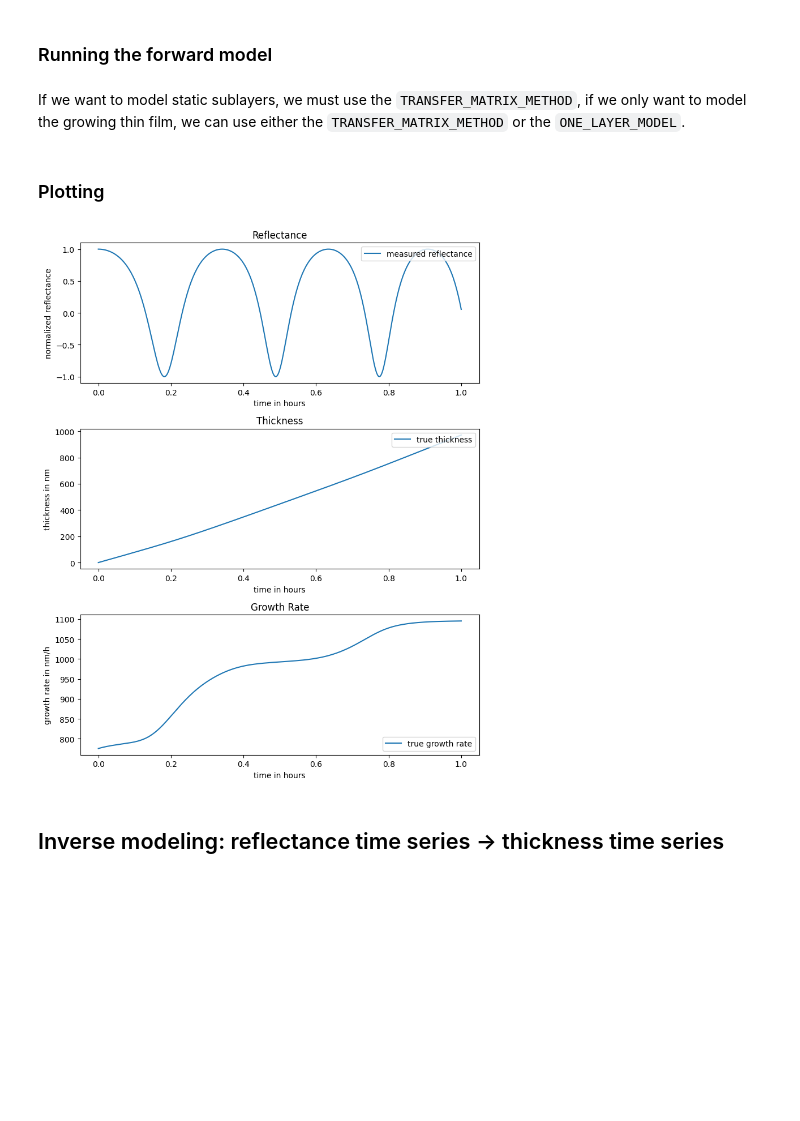
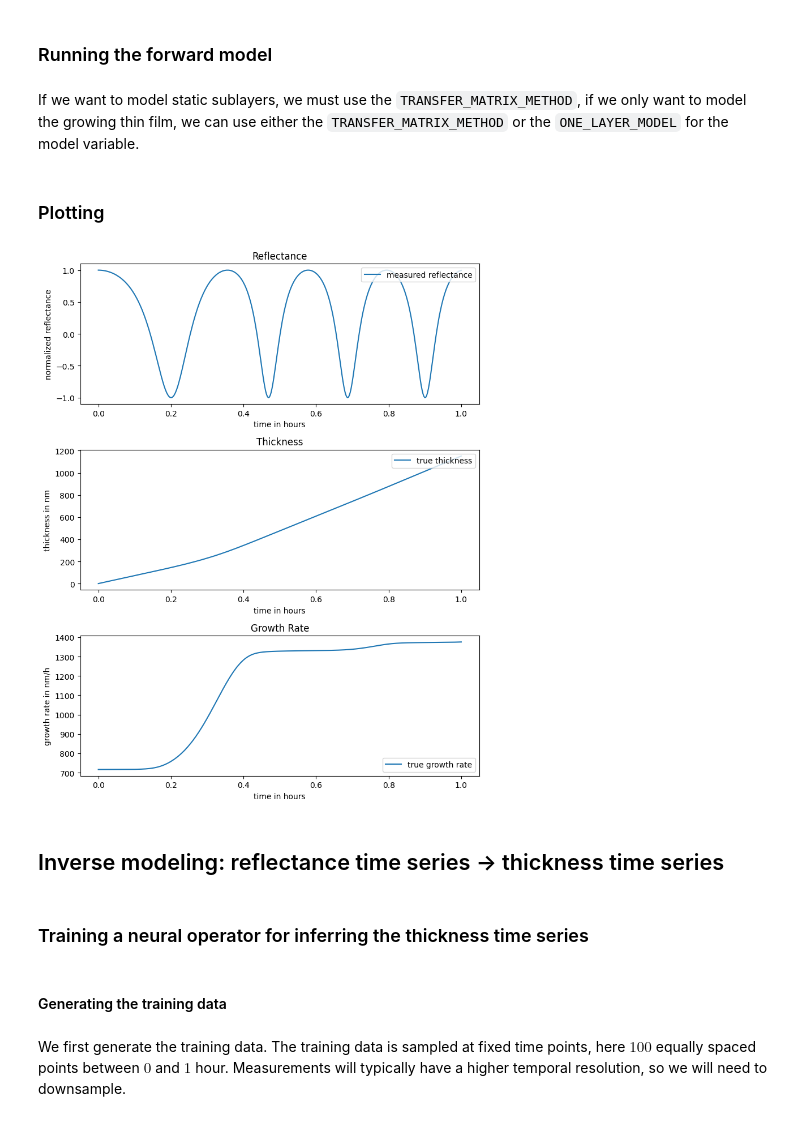
Before and after one commit to leo1200/thin-films, a Jupyter notebook: notebooks/overview.ipynb, the cells around one changed output. Drawn from its saved outputs; the diff is of its cells as text; code cells hidden in the pictures; blank space fills up the shorter version.

```diff
--- a/notebooks/overview.ipynb
+++ b/notebooks/overview.ipynb
@@ -50,6 +73,8 @@ from reflax.forward_model.forward_model import forward_model
 # %% [markdown]
 ### Setting up the forward model
 # %%
+model = ONE_LAYER_MODEL # alternatively: TRANSFER_MATRIX_METHOD
+
 # here we will normalize the reflectance
 # to lie between -1 and 1
 normalization = MIN_MAX_NORMALIZATION
@@ -118,7 +143,7 @@ variable_layer_params = LayerParams(
 
 # setting up the forward model parameters
 forward_model_params = ForwardModelParams(
-    model = TRANSFER_MATRIX_METHOD,
+    model = model,
     setup_params = setup_params,
     light_source_params = light_source_params,
     incident_medium_params = incident_medium_params,
@@ -136,10 +161,10 @@ We use the sampling tools for smooth non-decreasing functions also implemented i
 # %%
 # as an example we take 400 time points
 # between 0 and one hour
-time_points = jnp.linspace(0, 1, 400)
+time_points_measured = jnp.linspace(0, 1, 400)
 
 # specify the random key
-random_key = jax.random.PRNGKey(42)
+random_key = jax.random.PRNGKey(89)
 
 # here we only want to sample one
 # thickness profile
@@ -165,7 +190,7 @@ max_final_thickness = 1200.0
 true_thickness, true_growth_rate = sample_derivative_bound_gp(
     random_key,
     num_samples,
-    time_points,
+    time_points_measured,
     lengthscale,
     variance,
     min_slope,
@@ -183,10 +208,10 @@ true_growth_rate = jnp.squeeze(true_growth_rate)
 # %% [markdown]
 ### Running the forward model
 # %% [markdown]
-If we want to model static sublayers, we must use the `TRANSFER_MATRIX_METHOD`, if we only want to model the growing thin film, we can use either the `TRANSFER_MATRIX_METHOD` or the `ONE_LAYER_MODEL`.
+If we want to model static sublayers, we must use the `TRANSFER_MATRIX_METHOD`, if we only want to model the growing thin film, we can use either the `TRANSFER_MATRIX_METHOD` or the `ONE_LAYER_MODEL` for the model variable.
 # %%
 measured_reflectance = forward_model(
-    model = ONE_LAYER_MODEL, # or TRANSFER_MATRIX_METHOD
+    model = model,
     setup_params = setup_params,
     light_source_params = light_source_params,
     incident_medium_params = incident_medium_params,
@@ -203,29 +228,36 @@ measured_reflectance = forward_model(
 # %%
 fig, (ax1, ax2, ax3) = plt.subplots(3, 1, figsize=(8, 10))
 
 # plot true reflectance in the first subplot
-ax1.plot(time_points, measured_reflectance, label = "measured reflectance")
+ax1.plot(time_points_measured, measured_reflectance, label = "measured reflectance")
 ax1.set_xlabel("time in hours")
 ax1.set_ylabel("normalized reflectance")
 ax1.legend(loc = "upper right")
 ax1.set_title("Reflectance")
 
 # plot thickness sample in the second subplot
-ax2.plot(time_points, true_thickness, label = "true thickness")
+ax2.plot(time_points_measured, true_thickness, label = "true thickness")
 ax2.set_xlabel("time in hours")
 ax2.set_ylabel("thickness in nm")
 ax2.legend(loc = "upper right")
 ax2.set_title("Thickness")
 
 # plot derivative in the third subplot
-ax3.plot(time_points, true_growth_rate, label = "true growth rate")
+ax3.plot(time_points_measured, true_growth_rate, label = "true growth rate")
 ax3.set_xlabel("time in hours")
 ax3.set_ylabel("growth rate in nm/h")
 ax3.legend(loc = "lower right")
 ax3.set_title("Growth Rate")
 
 plt.tight_layout()
+plt.savefig("ground_truth.svg")
 # %% [output]
-[figure, old version]
+[figure, new version]
 # %% [markdown]
 ## Inverse modeling: reflectance time series → thickness time series
+# %% [markdown]
+### Training a neural operator for inferring the thickness time series
+# %% [markdown]
+#### Generating the training data
+# %% [markdown]
+We first generate the training data. The training data is sampled at fixed time points, here $100$ equally spaced points between $0$ and $1$ hour. Measurements will typically have a higher temporal resolution, so we will need to downsample.
```
Also changed, not shown: parts of 15 cells of this notebook, 6 other files.
